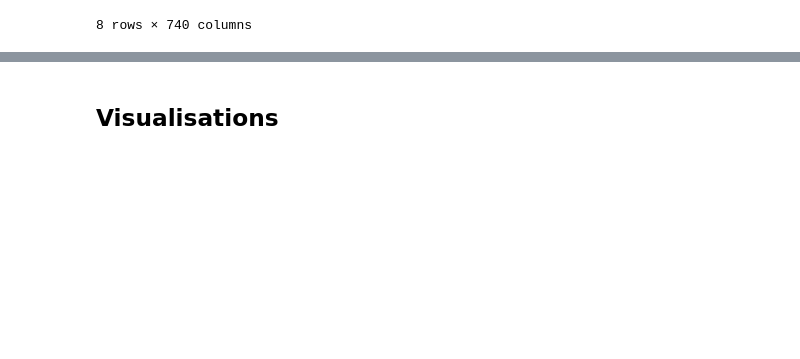
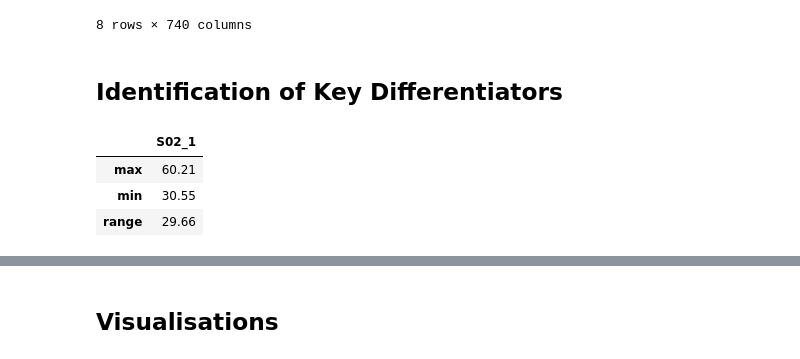
Before and after one commit to adrianacupp/conjoint_analysis, a Jupyter notebook: ExerciseAdriana/cuppuleri_part1.ipynb, the cells around one changed output, grey strips where cells are left out. Drawn from its saved outputs; the diff is of its cells as text; code cells hidden in the pictures; blank space fills up the shorter version.

```diff
--- a/ExerciseAdriana/cuppuleri_part1.ipynb
+++ b/ExerciseAdriana/cuppuleri_part1.ipynb
@@ -206,3 +159,15 @@ cross_tab_pivot = cross_tab.T
 # %%
 #save as c
 cross_tab_pivot.to_csv('cross_tab_part1.csv')
+# %% [markdown]
+## Identification of Key Differentiators
+# %%
+## Calculate Differences in Continuous Variables
+continuous_diffs = continuous_summary.agg(['max', 'min'])
+continuous_diffs.loc['range'] = continuous_diffs.loc['max'] - continuous_diffs.loc['min']
+continuous_diffs
+# %% [output]
+|  | S02_1 |
+| max | 60.21 |
+| min | 30.55 |
+| range | 29.66 |
```
Also changed, not shown: parts of 20 cells of this notebook, 1 other file.
